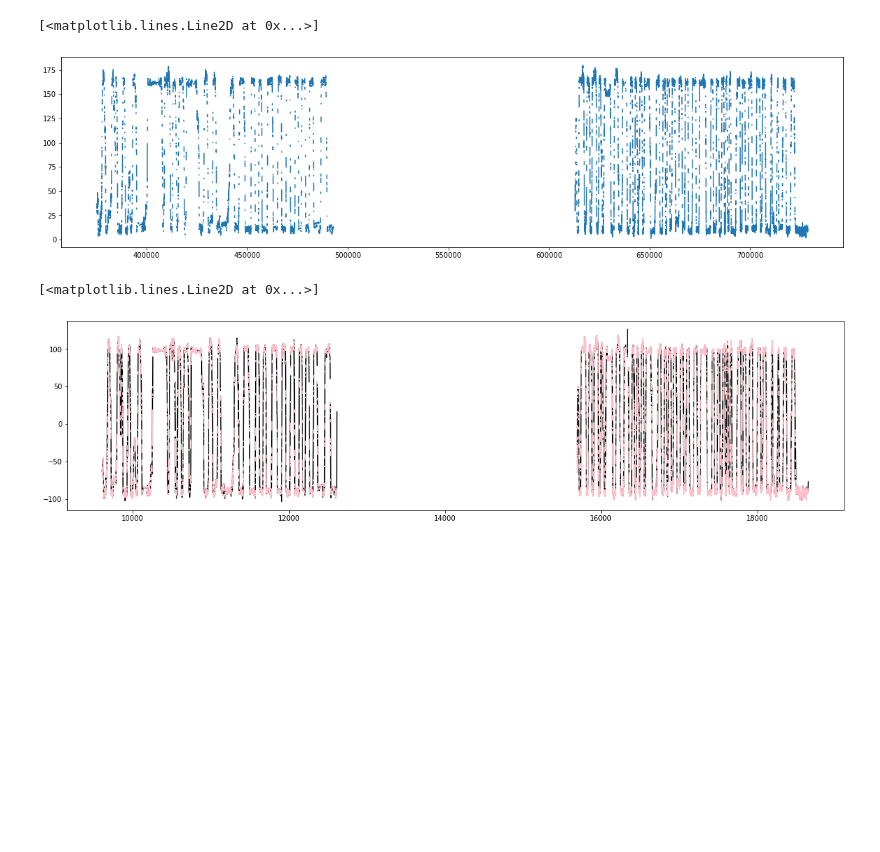
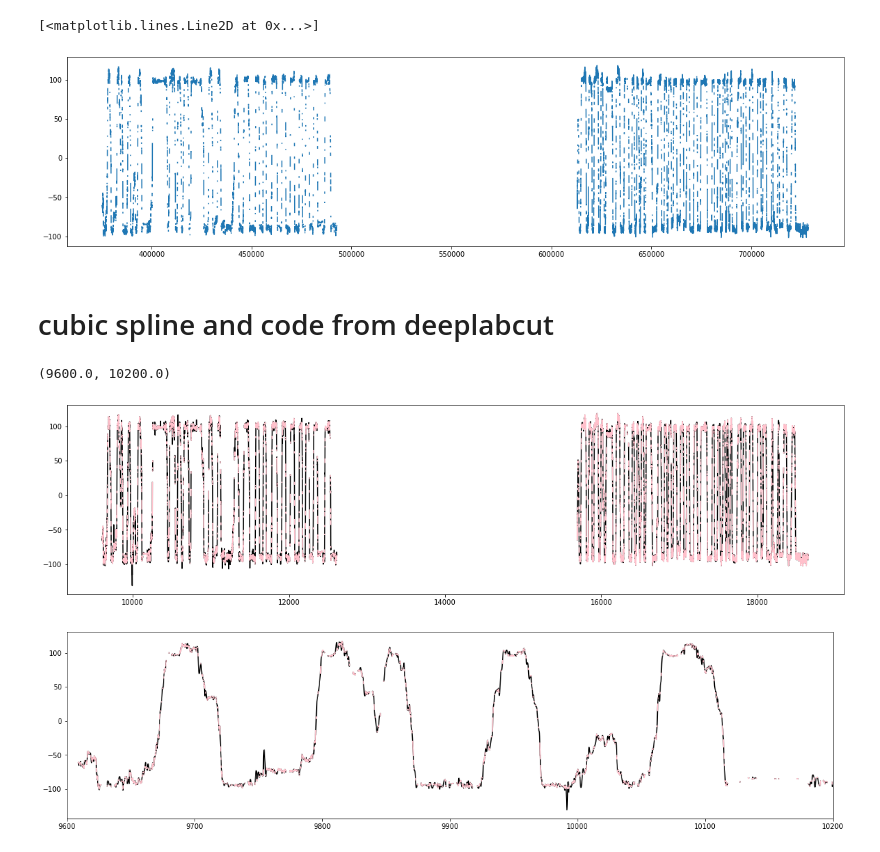
Before and after one commit to ryanharvey1/ripple_heterogeneity, a Jupyter notebook: scripts/general/test_pos_interpolation.ipynb, the cells around one changed output. Cells and saved outputs as stored; diff of their text form; code cells hidden in the pictures; blank space fills up the shorter version.

```diff
--- a/scripts/general/test_pos_interpolation.ipynb
+++ b/scripts/general/test_pos_interpolation.ipynb
@@ -10,7 +10,13 @@ import statistics
 from nelpy.auxiliary import _position
 # %%
 basepath = r"Z:\Data\AYAold\AYA7\day20"
+# basepath = r"Z:\Data\AYAold\AB3\AB3_58_59"
 beh_df = loading.load_animal_behavior(basepath)
+
+if np.isnan(beh_df.linearized).all():
+    x, y = functions.linearize_position(beh_df.x,beh_df.y)
+    beh_df.linearized = x
+
 pos = nel.AnalogSignalArray(
     data=np.array(beh_df.linearized),
     timestamps=beh_df.time,
@@ -18,7 +24,9 @@ pos = nel.AnalogSignalArray(
 )
 # %%
 plt.figure(figsize=(20, 5))
-plt.plot(beh_df.x)
+plt.plot(beh_df.linearized)
 # %% [output]
 [<matplotlib.lines.Line2D at 0x...>]
-[figure, old version]
+[figure, new version]
+# %% [markdown]
+# cubic spline and code from deeplabcut
@@ -25,17 +77,15 @@ plt.plot(beh_df.x)
 # %%
 plt.figure(figsize=(20, 5))
 
-plt.plot(beh_df.time,
-    beh_df.linearized.interpolate(
-        method="spline",
-        order=2,
-        limit=int(1 / statistics.mode(np.diff(beh_df.time)))*2,
-    ),
-    color="k",
-)
+x = columnwise_spline_interp(beh_df.linearized.values, max_gap=int(1 / statistics.mode(np.diff(beh_df.time)))*2)
+plt.plot(beh_df.time,x,color="k")
+plt.plot(beh_df.time,beh_df.linearized,color="pink")
 
+plt.figure(figsize=(20, 5))
+plt.plot(beh_df.time,x,color="k")
 plt.plot(beh_df.time,beh_df.linearized,color="pink")
-# plt.xlim([10000,11250])
+plt.xlim([9600,10200])
 # %% [output]
-[<matplotlib.lines.Line2D at 0x...>]
+(9600.0, 10200.0)
-[figure, old version]
+[figure, new version]
+[figure, added]
```
Also changed, not shown: parts of 11 cells of this notebook.
